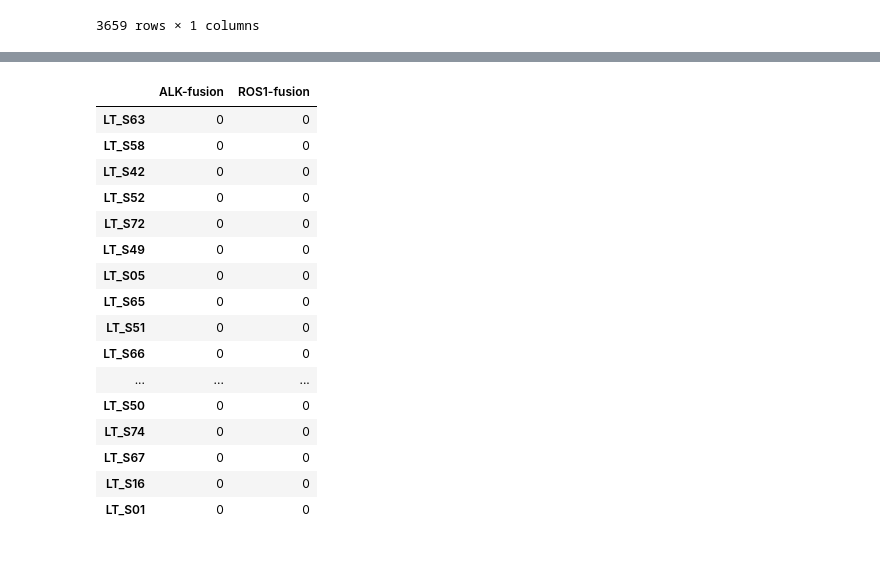
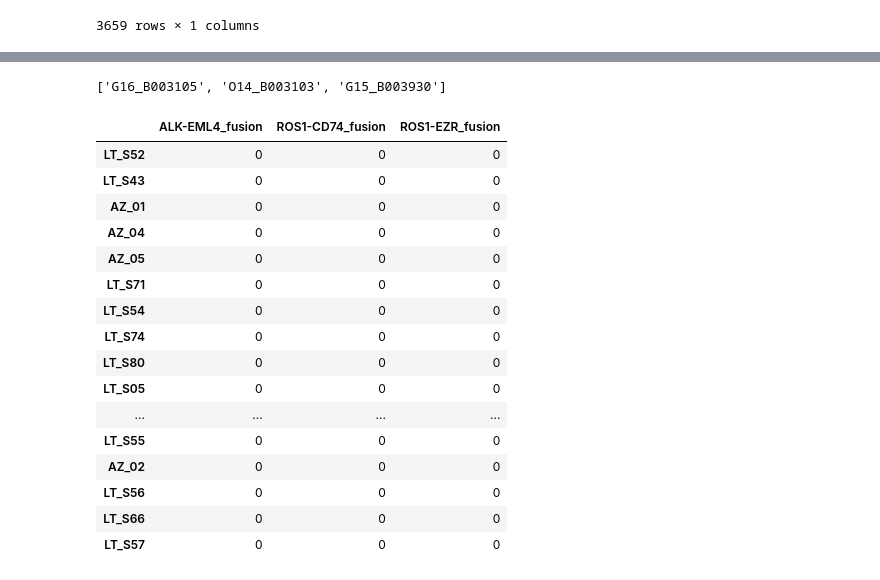
Before and after one commit to lincoln-harris/process_new_cells, a Jupyter notebook: process_fusions/aggregate_by_sample.ipynb, the cells around one changed output, grey strips where cells are left out. Drawn from its saved outputs; the diff is of its cells as text; code cells hidden in the pictures.

```diff
--- a/process_fusions/aggregate_by_sample.ipynb
+++ b/process_fusions/aggregate_by_sample.ipynb
@@ -31,7 +33,7 @@ fusions_x_cell.loc['G11_B001475'].fusions
 "['MDM2--SOX5', 'TOMM22--EPCAM', 'EPS15L1--TRIM33', 'TOMM22--EPCAM', 'AC074391.1--STRAP', 'KRT7--FBXO21', 'MFSD11--OLFM1', 'YWHAE--C1orf116', 'ATP1A1--SLC25A3', 'TNC--SDC1', 'PPM1G--CAB39', 'DUSP6--SF ...
 # %%
 # hmmm this only has 3754 cells
-sample_cell_key = pd.read_csv('/Users/lincoln.harris/Desktop/sample_cell_key.csv', index_col=0)
+sample_cell_key = pd.read_csv('/Users/lincoln.harris/Desktop/laud_process_new_cells/sample_cell_key.csv', index_col=0)
 sample_cell_key
 # %% [output]
 |  | cell_id | sample_name |
@@ -113,24 +115,28 @@ alk_cells
+# %%
+ros1_ezr_cells
+# %% [output]
+['G16_B003105', 'O14_B003103', 'G15_B003930']
 # %%
 # lets make that by-sample df
-x_sample_df = pd.DataFrame(index=set(sample_cell_key.sample_name), columns=['ALK-fusion', 'ROS1-fusion'])
+x_sample_df = pd.DataFrame(index=set(sample_cell_key.sample_name), columns=['ALK-EML4_fusion', 'ROS1-CD74_fusion', 'ROS1-EZR_fusion'])
 x_sample_df = x_sample_df.fillna(0)
 x_sample_df
 # %% [output]
-|  | ALK-fusion | ROS1-fusion |
-| LT_S63 | 0 | 0 |
-| LT_S58 | 0 | 0 |
-| LT_S42 | 0 | 0 |
-| LT_S52 | 0 | 0 |
-| LT_S72 | 0 | 0 |
-| LT_S49 | 0 | 0 |
-| LT_S05 | 0 | 0 |
-| LT_S65 | 0 | 0 |
-| LT_S51 | 0 | 0 |
-| LT_S66 | 0 | 0 |
-| ... | ... | ... |
-| LT_S50 | 0 | 0 |
-| LT_S74 | 0 | 0 |
-| LT_S67 | 0 | 0 |
-| LT_S16 | 0 | 0 |
-| LT_S01 | 0 | 0 |
+|  | ALK-EML4_fusion | ROS1-CD74_fusion | ROS1-EZR_fusion |
+| LT_S52 | 0 | 0 | 0 |
+| LT_S43 | 0 | 0 | 0 |
+| AZ_01 | 0 | 0 | 0 |
+| AZ_04 | 0 | 0 | 0 |
+| AZ_05 | 0 | 0 | 0 |
+| LT_S71 | 0 | 0 | 0 |
+| LT_S54 | 0 | 0 | 0 |
+| LT_S74 | 0 | 0 | 0 |
+| LT_S80 | 0 | 0 | 0 |
+| LT_S05 | 0 | 0 | 0 |
+| ... | ... | ... | ... |
+| LT_S55 | 0 | 0 | 0 |
+| AZ_02 | 0 | 0 | 0 |
+| LT_S56 | 0 | 0 | 0 |
+| LT_S66 | 0 | 0 | 0 |
+| LT_S57 | 0 | 0 | 0 |
 # %%
```
Also changed, not shown: parts of 8 cells of this notebook, 3 other files.
